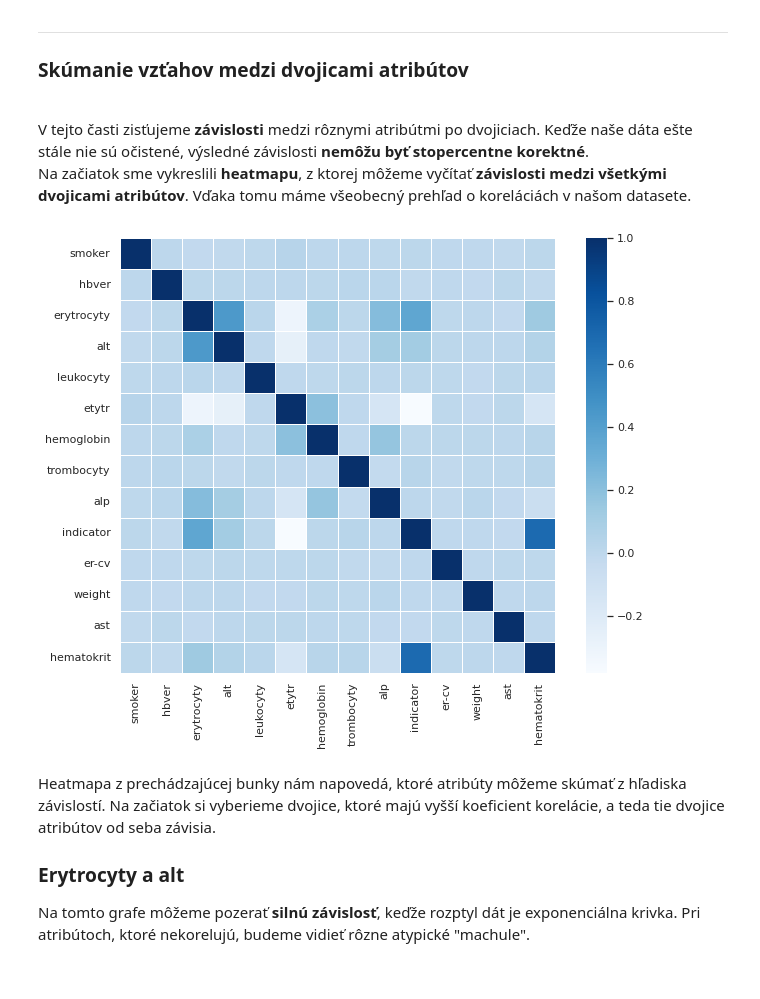
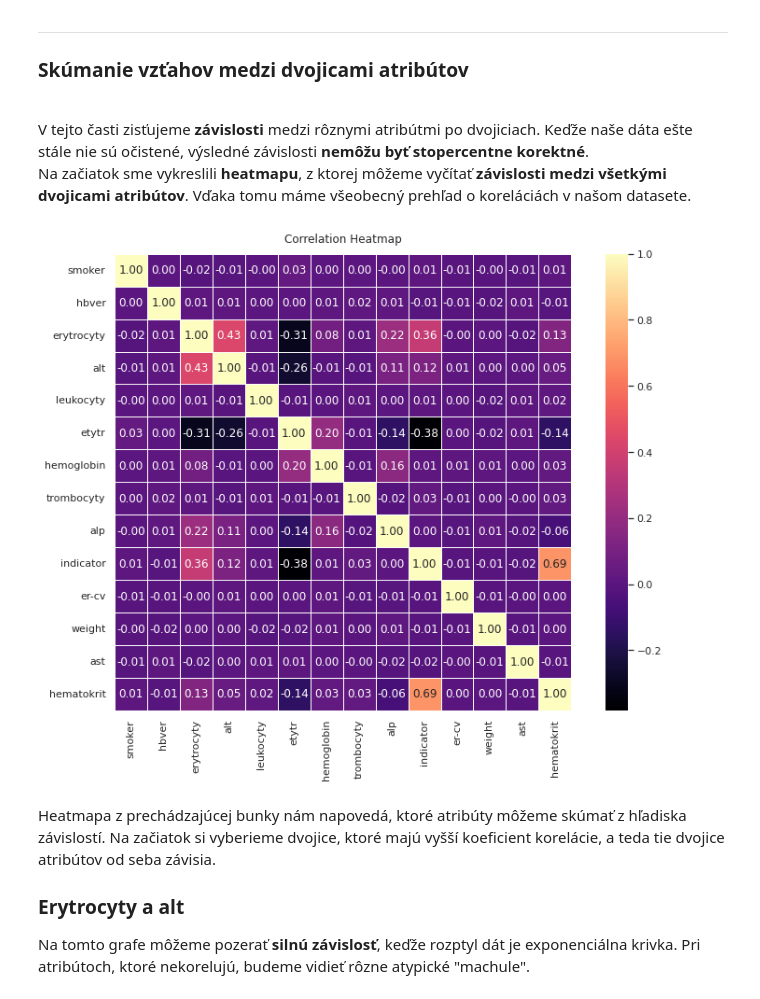
Before and after one commit to MarkoStahovec/IAU-Stahovec-Viest, a Jupyter notebook: main.ipynb, the cells around one changed output. Cells and saved outputs as stored; diff of their text form; code cells hidden in the pictures.

```diff
--- a/main.ipynb
+++ b/main.ipynb
@@ -12,8 +12,8 @@ from scipy.stats import mannwhitneyu
 import statsmodels.api as sm
 import statsmodels.stats as sm_stats
 # %%
-sns.set_theme(style="whitegrid", palette="coolwarm")
-sns.set_palette("coolwarm")
+sns.set_theme(style="whitegrid", palette="viridis")
+sns.set_palette("viridis")
 # %% [markdown]
 Hneď na začiatok si **načítame dáta** zo súboru funkciou **read_csv()**
 Následne vykonáme prvú "čistiacu" operáciu, v ktorej vymažeme prvý stĺpec, v ktorom
@@ -220,11 +248,13 @@ Na začiatok sme vykreslili **heatmapu**, z ktorej môžeme vyčítať **závisl
 atribútov**. Vďaka tomu máme všeobecný prehľad o koreláciách v našom datasete.
 </br>
 # %%
-fig, ax = plt.subplots(figsize=(11, 8))
-heatmap = sns.heatmap(data_labor.corr(), linewidths=.5, square=True, linewidth=0.5, cmap="Blues")
-# heatmap.set_title('Correlation Heatmap', fontdict={'font':12}, pad=12);
+fig, ax = plt.subplots(figsize=(13, 9))
+heatmap = sns.heatmap(data_labor.corr(), linewidths=.5, square=True,
+                      annot=True, linewidth=0.5, cmap="magma", fmt=".2f",
+                      annot_kws={"fontsize":12})
+heatmap.set_title('Correlation Heatmap', pad=12);
 # %% [output]
-[figure, old version]
+[figure, new version]
 # %% [markdown]
 Heatmapa z prechádzajúcej bunky nám napovedá, ktoré atribúty môžeme skúmať z hľadiska závislostí.
 Na začiatok si vyberieme dvojice, ktoré majú vyšší koeficient korelácie, a teda tie
```
Also changed, not shown: parts of 71 cells of this notebook.
